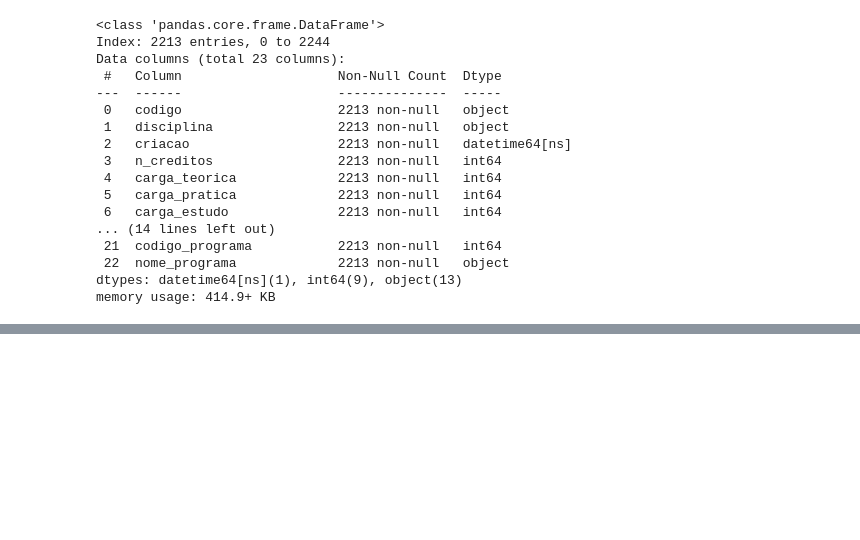
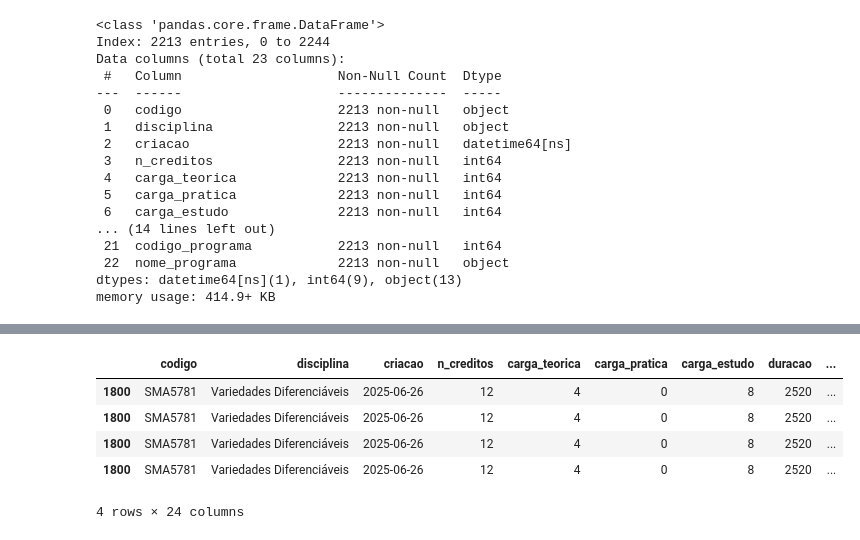
Before and after one commit to itepifanio/viz-disciplinas-usp, a Jupyter notebook: nbs/01_data_analysis.ipynb, the cells around one changed output, grey strips where cells are left out. Saved outputs shown, nothing was run; the diff lists cells and outputs as text; code cells hidden in the pictures; blank space fills up the shorter version.

```diff
--- a/nbs/01_data_analysis.ipynb
+++ b/nbs/01_data_analysis.ipynb
@@ -47,0 +172,2 @@ memory usage: 414.9+ KB
+# %%
+df_exploded = df_exploded[df_exploded['commissao'] == 'Instituto de Ciências Matemáticas e de Computação']
@@ -47,0 +246,9 @@ memory usage: 414.9+ KB
+# %%
+df_exploded[df_exploded['disciplina'] == 'Variedades Diferenciáveis']
+# %% [output]
+|  | codigo | disciplina | criacao | n_creditos | carga_teorica | carga_pratica | carga_estudo | duracao | ... |
+| 1800 | SMA5781 | Variedades Diferenciáveis | 2025-06-26 | 12 | 4 | 0 | 8 | 2520 | ... |
+| 1800 | SMA5781 | Variedades Diferenciáveis | 2025-06-26 | 12 | 4 | 0 | 8 | 2520 | ... |
+| 1800 | SMA5781 | Variedades Diferenciáveis | 2025-06-26 | 12 | 4 | 0 | 8 | 2520 | ... |
+| 1800 | SMA5781 | Variedades Diferenciáveis | 2025-06-26 | 12 | 4 | 0 | 8 | 2520 | ... |
+4 rows × 24 columns
```
Also changed, not shown: parts of 23 cells of this notebook.
